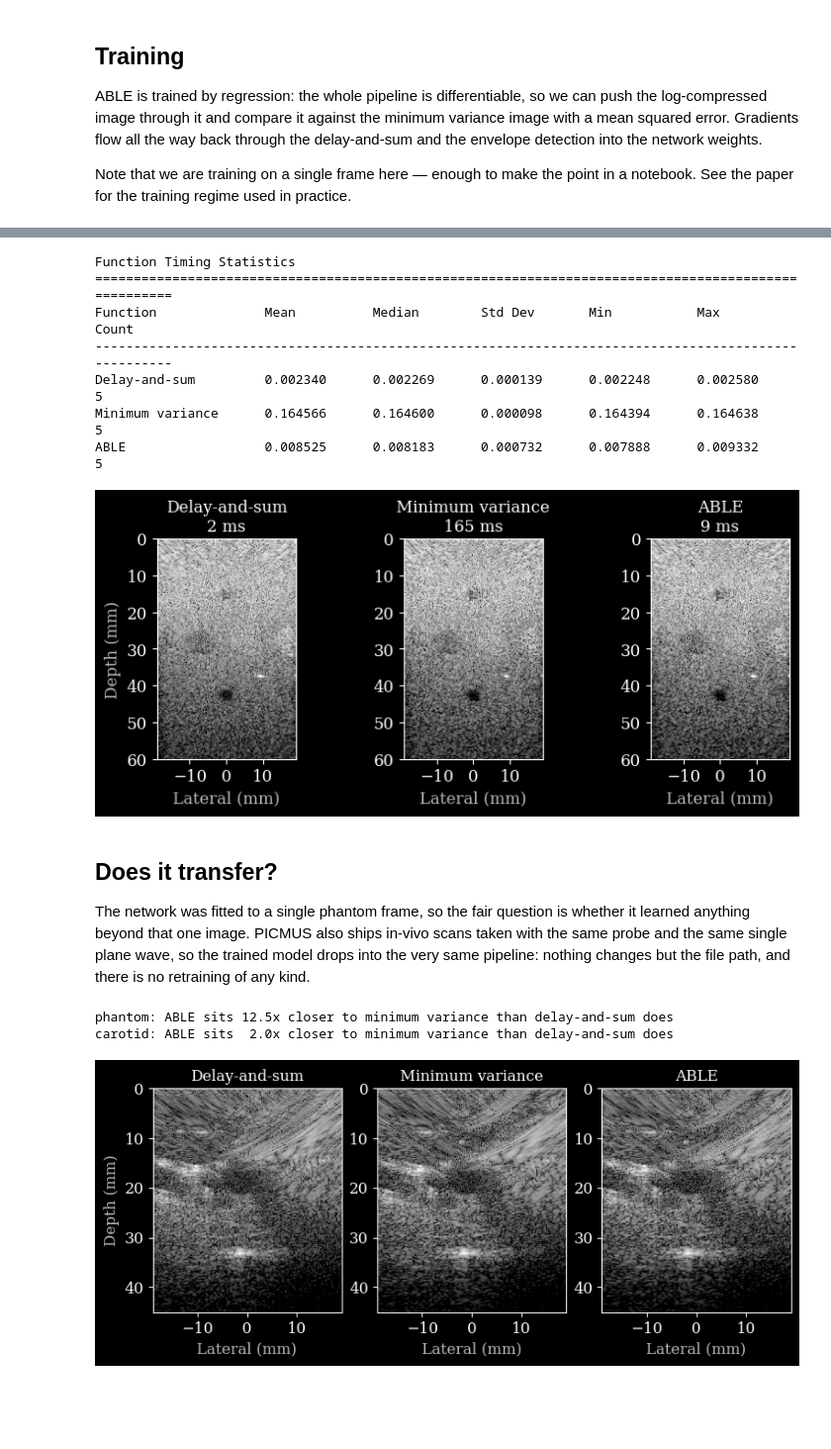
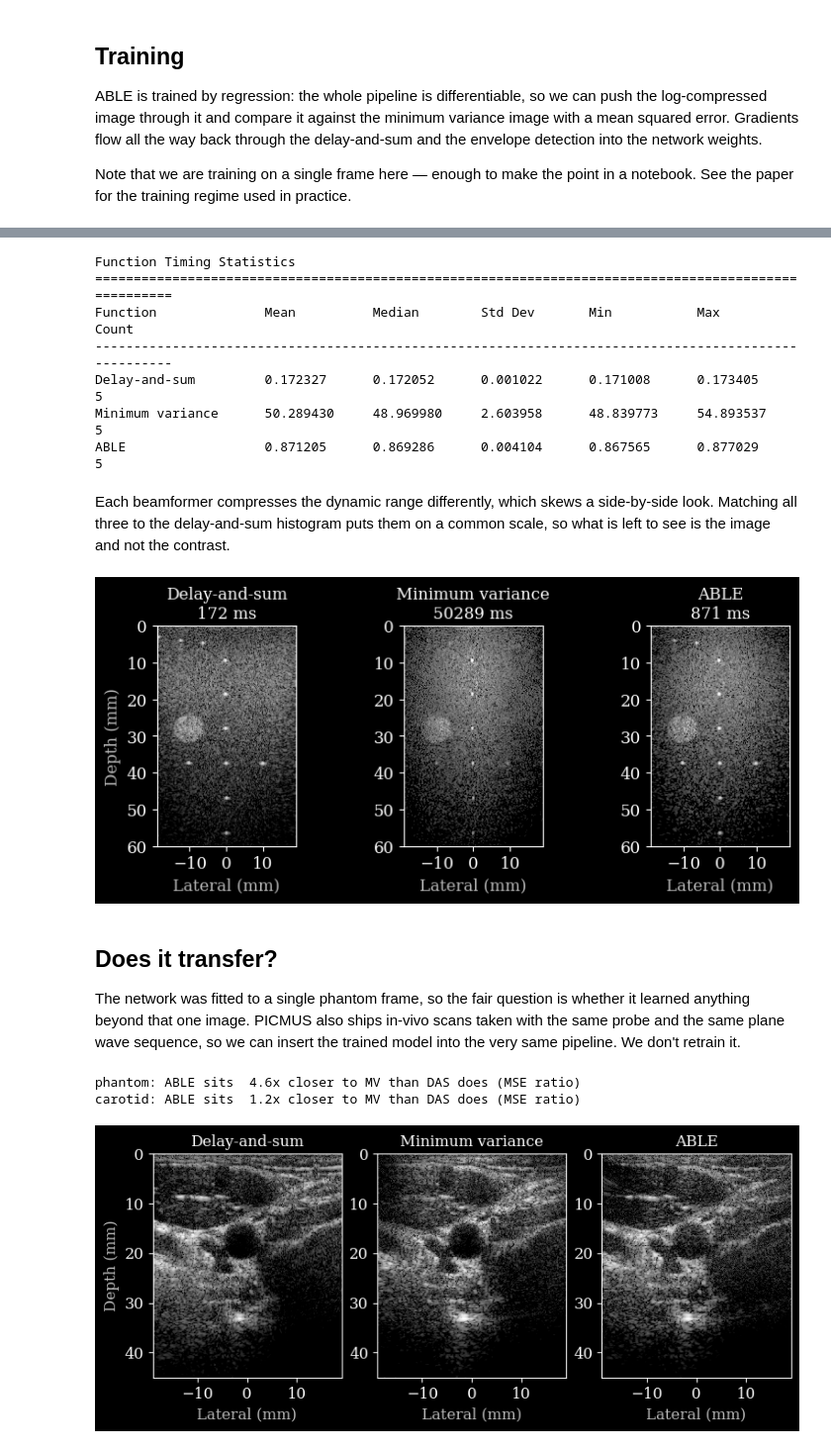
Before and after one commit to tue-bmd/zea, a Jupyter notebook: docs/source/notebooks/models/adaptive_beamforming_by_deep_learning.ipynb, the cells around one changed output, grey strips where cells are left out. Shown at 99% size. Cells and saved outputs as stored; diff of their text form; code cells hidden in the pictures; blank space fills up the shorter version.

```diff
--- a/docs/source/notebooks/models/adaptive_beamforming_by_deep_learning.ipynb
+++ b/docs/source/notebooks/models/adaptive_beamforming_by_deep_learning.ipynb
@@ -61,3 +47,17 @@ grid_size_x = None
+# %%
+seed = 0
+n_steps = 600
+learning_rate = 1e-2
+num_patches = 100
+n_transmits = None  # None compounds every plane wave; an int takes that many, evenly spaced
+# Training differentiates through every transmit at once, so its memory grows with
+# transmits x pixels -- at full resolution that is hundreds of GB. The figures are made
+# at full resolution; the fit runs on a coarser grid, which costs ABLE nothing because
+# it is a stack of 1x1 convolutions and so is not tied to the grid it was fitted on.
+train_grid_size_z = 192
+train_grid_size_x = 128
+grid_size_z = None  # None lets zea size the grid at about half a wavelength
+grid_size_x = None
 # %% [markdown]
 ## Loading data
 
@@ -65,18 +65,19 @@ We use a single plane wave acquisition from the [PICMUS](https://www.creatis.ins
 # %%
 path = (
-    "hf://zeahub/picmus/database/experiments/contrast_speckle/"
-    "contrast_speckle_expe_dataset_iq/contrast_speckle_expe_dataset_iq.hdf5"
+    "hf://zeahub/picmus/database/experiments/resolution_distorsion/"
+    "resolution_distorsion_expe_dataset_iq/resolution_distorsion_expe_dataset_iq.hdf5"
 )
 
 with zea.File(path) as f:
     data = f.data.raw_data[0][None]  # first frame, with a batch dimension
     parameters = f.load_parameters()
 
-parameters.set_transmits(1)  # a single, unsteered plane wave
+parameters.set_transmits(n_transmits)  # compound the steered plane waves
 data = data[:, parameters.selected_transmits]
 
 parameters.xlims = (-0.019, 0.019)
 parameters.zlims = (0.0, 0.06)
+parameters.f_number = 0
 
 
 def apply_grid_size(parameters):
@@ -88,13 +89,6 @@ def apply_grid_size(parameters):
 
 
 apply_grid_size(parameters)
-
-# Switch off the f-number mask, for all three beamformers, so they see the same
-# aperture and the differences below are the beamformer's doing. Minimum variance in
-# particular needs it: the mask zeroes receive channels, and those dead channels span a
-# null space of the covariance that the loaded inverse fills with weight, starving the
-# live ones and darkening the near field. An adaptive beamformer shapes its own aperture.
-parameters.f_number = 0
 # %% [markdown]
 ## Beamforming with `zea.ops.Beamform`
 
@@ -118,8 +112,12 @@ def bmode_pipeline(beamformer, jit_options="ops", **kwargs):
 # %% [markdown]
 The pipeline is stateless: all acquisition parameters travel along with the data. We prepare them once and reuse them for every pipeline below.
 # %%
+n_el = data.shape[-2]
+
 das_pipeline = bmode_pipeline("delay_and_sum")
-mv_pipeline = bmode_pipeline("minimum_variance", subarray_size=32)
+# The longest sub-aperture the covariance still supports. Shortening it pulls minimum
+# variance back towards delay-and-sum until the two are hard to tell apart.
+mv_pipeline = bmode_pipeline("minimum_variance", subarray_size=n_el // 2)
 
 inputs = das_pipeline.prepare_parameters(parameters)
 inputs["dynamic_range"] = DYNAMIC_RANGE
@@ -285,13 +281,12 @@ Function Timing Statistics
 =====================================================================================================
 Function              Mean          Median        Std Dev       Min           Max           Count
 -----------------------------------------------------------------------------------------------------
-Delay-and-sum         0.002340      0.002269      0.000139      0.002248      0.002580      5
-Minimum variance      0.164566      0.164600      0.000098      0.164394      0.164638      5
-ABLE                  0.008525      0.008183      0.000732      0.007888      0.009332      5
+Delay-and-sum         0.172327      0.172052      0.001022      0.171008      0.173405      5
+Minimum variance      50.289430     48.969980     2.603958      48.839773     54.893537     5
+ABLE                  0.871205      0.869286      0.004104      0.867565      0.877029      5
+# %% [markdown]
+Each beamformer compresses the dynamic range differently, which skews a side-by-side look. Matching all three to the delay-and-sum histogram puts them on a common scale, so what is left to see is the image and not the contrast.
 # %%
-# Each beamformer compresses the dynamic range differently, which skews a
-# side-by-side look. Matching all three to the delay-and-sum histogram puts them on a
-# common scale, so what is left to see is the image and not the contrast.
 reference = np.array(das_bmode[0])
 matched = [
     histogram_match(np.array(image), reference)
@@ -304,14 +299,13 @@ titles = [
 
 _ = plot_bmodes(matched, titles)
 # %% [output]
-[figure, old version]
+[figure, new version]
 # %% [markdown]
 ## Does it transfer?
 
 The network was fitted to a single phantom frame, so the fair question is whether it learned
 anything beyond that one image. PICMUS also ships in-vivo scans taken with the same probe and
-the same single plane wave, so the trained model drops into the very same pipeline: nothing
-changes but the file path, and there is no retraining of any kind.
+the same plane wave sequence, so we can insert the trained model into the very same pipeline. We don't retrain it.
 # %%
 carotid_path = (
     "hf://zeahub/picmus/in_vivo/carotid_cross/"
@@ -322,41 +316,41 @@ with zea.File(carotid_path) as f:
     carotid_data = f.data.raw_data[0][None]
     carotid_parameters = f.load_parameters()
 
-carotid_parameters.set_transmits(1)
+carotid_parameters.set_transmits(n_transmits)
 carotid_data = carotid_data[:, carotid_parameters.selected_transmits]
 carotid_parameters.xlims = (-0.019, 0.019)
 carotid_parameters.zlims = (0.0, 0.045)
 apply_grid_size(carotid_parameters)
 carotid_parameters.f_number = 0
 
 carotid_inputs = das_pipeline.prepare_parameters(carotid_parameters)
 carotid_inputs["dynamic_range"] = DYNAMIC_RANGE
 
 carotid_bmodes = [
     pipeline(**carotid_inputs, data=carotid_data)["data"][0]
     for pipeline in (das_pipeline, mv_pipeline, trained_pipeline)
 ]
 
 
 def mse(image_a, image_b):
     """Mean squared difference between two log-compressed images."""
     return float(np.mean((np.array(image_a) - np.array(image_b)) ** 2))
 
 
 for label, (das_i, mv_i, able_i) in [
     ("phantom", (das_bmode[0], mv_bmode[0], able_bmode[0])),
     ("carotid", carotid_bmodes),
 ]:
     ratio = mse(das_i, mv_i) / mse(able_i, mv_i)
-    print(f"{label}: ABLE sits {ratio:4.1f}x closer to minimum variance than delay-and-sum does")
+    print(f"{label}: ABLE sits {ratio:4.1f}x closer to MV than DAS does (MSE ratio)")
 
 carotid_reference = np.array(carotid_bmodes[0])
 _ = plot_bmodes(
     [histogram_match(np.array(image), carotid_reference) for image in carotid_bmodes],
     ["Delay-and-sum", "Minimum variance", "ABLE"],
     extent=image_extent(carotid_parameters),
 )
 # %% [output]
-phantom: ABLE sits 12.5x closer to minimum variance than delay-and-sum does
-carotid: ABLE sits  2.0x closer to minimum variance than delay-and-sum does
+phantom: ABLE sits  4.6x closer to MV than DAS does (MSE ratio)
+carotid: ABLE sits  1.2x closer to MV than DAS does (MSE ratio)
-[figure, old version]
+[figure, new version]
```
Also changed, not shown: parts of 14 cells of this notebook, 1 other file.
